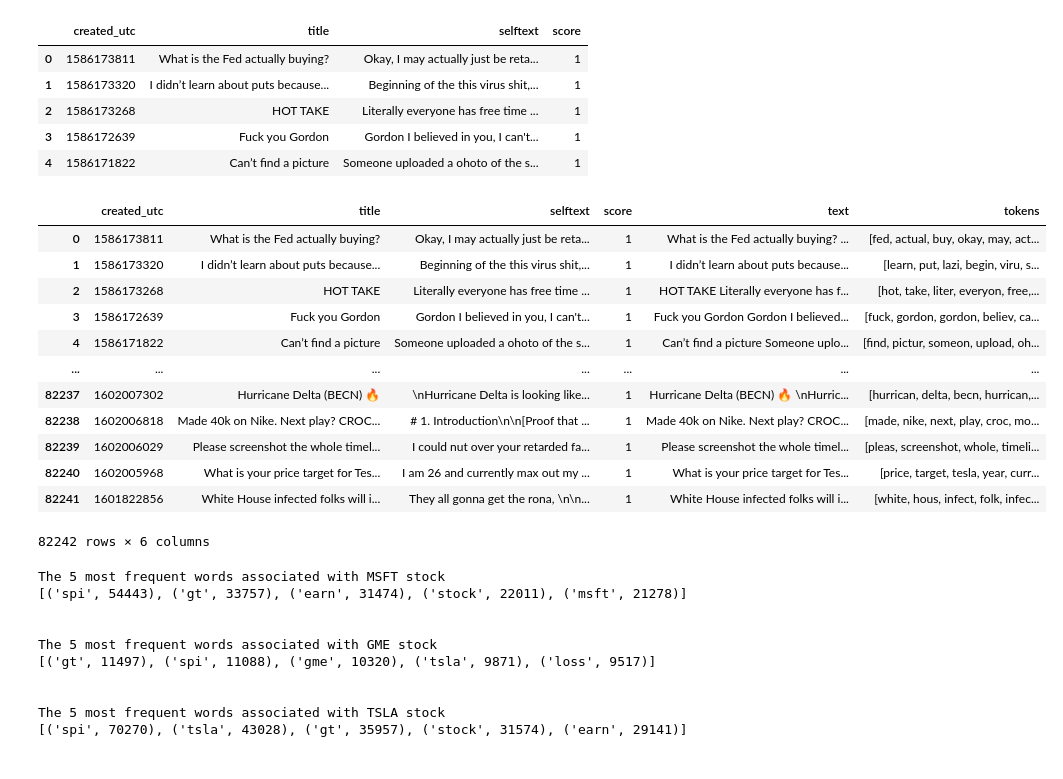
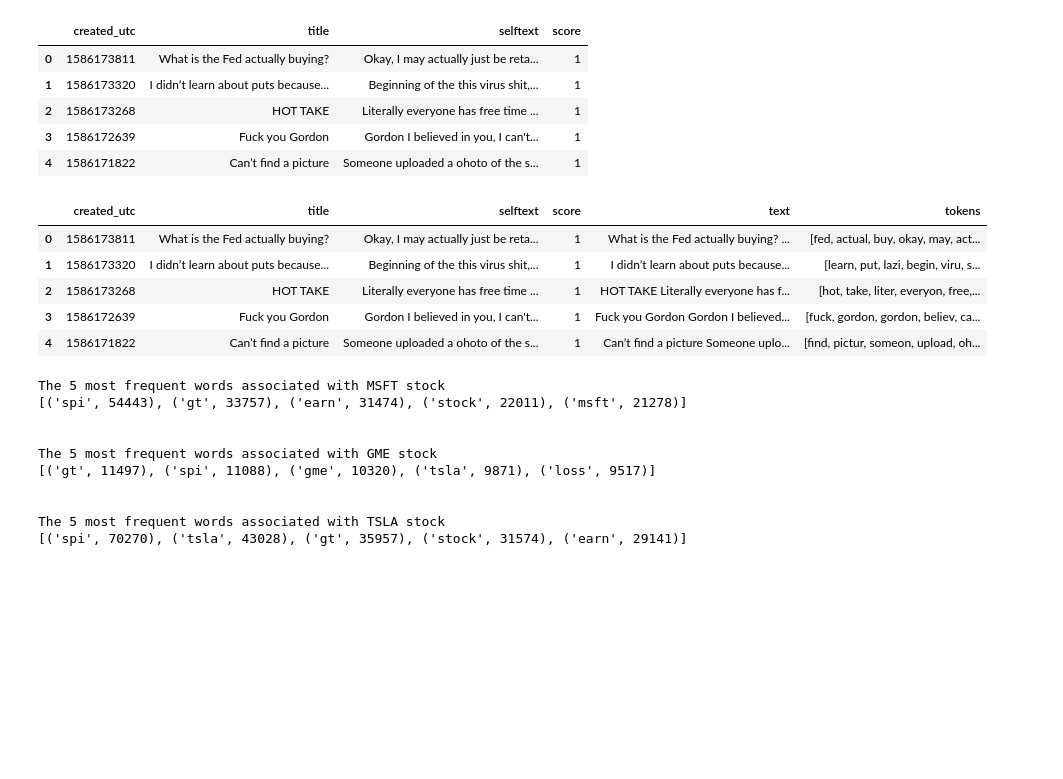
Before and after one commit to DanielHolmelund/Computational-Social-Science-02467, a Jupyter notebook: Assignment 2.ipynb, the cells around one changed output. Saved outputs shown, nothing was run; the diff lists cells and outputs as text; code cells hidden in the pictures; blank space fills up the shorter version.

```diff
--- a/Assignment 2.ipynb
+++ b/Assignment 2.ipynb
@@ -51,22 +51,15 @@ def preprocess(text):
     processed_text = [porter.stem(t) for t in filtered_sentence]
     return processed_text
 
-submissions['tokens'] = [preprocess(x) for x in submissions['text']]
+submissions['tokens'] = [preprocess(x) for x in tqdm(submissions['text'])]
 # %%
-submissions
+submissions.head()
 # %% [output]
 |  | created_utc | title | selftext | score | text | tokens |
 | 0 | 1586173811 | What is the Fed actually buying? | Okay, I may actually just be reta... | 1 | What is the Fed actually buying? ... | [fed, actual, buy, okay, may, act... |
 | 1 | 1586173320 | I didn’t learn about puts because... | Beginning of the this virus shit,... | 1 | I didn’t learn about puts because... | [learn, put, lazi, begin, viru, s... |
 | 2 | 1586173268 | HOT TAKE | Literally everyone has free time ... | 1 | HOT TAKE Literally everyone has f... | [hot, take, liter, everyon, free,... |
 | 3 | 1586172639 | Fuck you Gordon | Gordon I believed in you, I can't... | 1 | Fuck you Gordon Gordon I believed... | [fuck, gordon, gordon, believ, ca... |
 | 4 | 1586171822 | Can’t find a picture | Someone uploaded a ohoto of the s... | 1 | Can’t find a picture Someone uplo... | [find, pictur, someon, upload, oh... |
-| ... | ... | ... | ... | ... | ... | ... |
-| 82237 | 1602007302 | Hurricane Delta (BECN) 🔥 | \nHurricane Delta is looking like... | 1 | Hurricane Delta (BECN) 🔥 \nHurric... | [hurrican, delta, becn, hurrican,... |
-| 82238 | 1602006818 | Made 40k on Nike. Next play? CROC... | # 1. Introduction\n\n[Proof that ... | 1 | Made 40k on Nike. Next play? CROC... | [made, nike, next, play, croc, mo... |
-| 82239 | 1602006029 | Please screenshot the whole timel... | I could nut over your retarded fa... | 1 | Please screenshot the whole timel... | [pleas, screenshot, whole, timeli... |
-| 82240 | 1602005968 | What is your price target for Tes... | I am 26 and currently max out my ... | 1 | What is your price target for Tes... | [price, target, tesla, year, curr... |
-| 82241 | 1601822856 | White House infected folks will i... | They all gonna get the rona, \n\n... | 1 | White House infected folks will i... | [white, hous, infect, folk, infec... |
-82242 rows × 6 columns
 # %%
 #2
```
Also changed, not shown: parts of 4 cells of this notebook.
